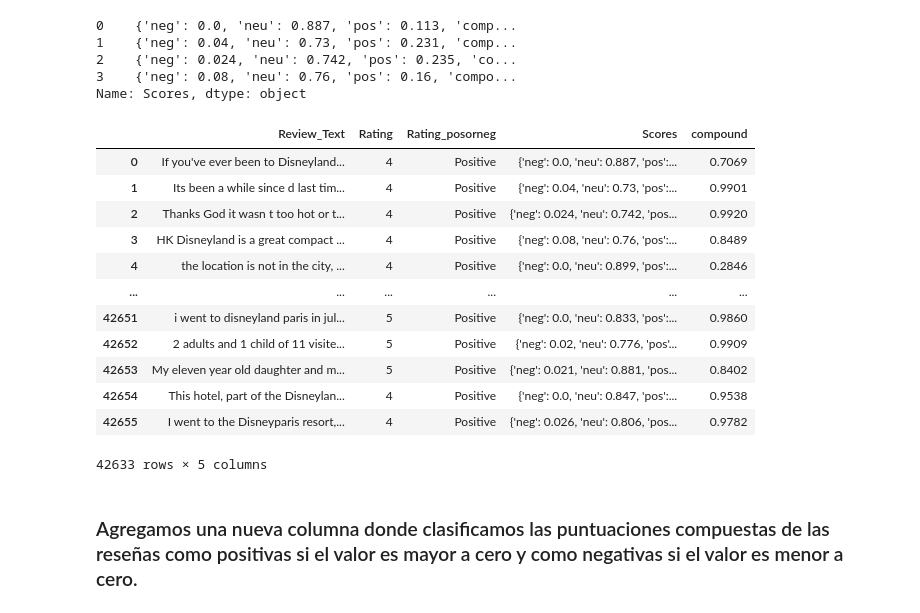
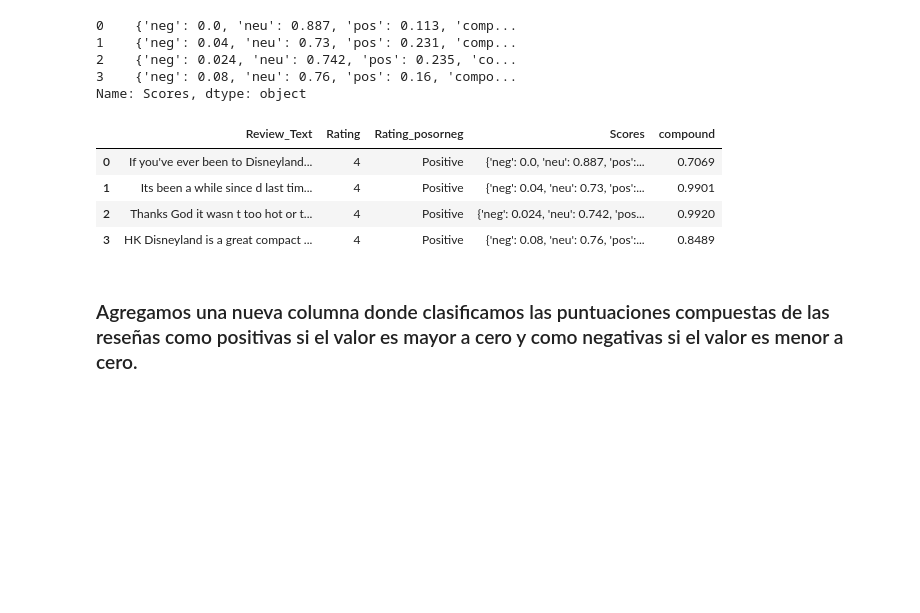
Before and after one commit to ricklarave/Reviews_de_Disneyland--Clasificacion_y_analisis_de_sentimientos, a Jupyter notebook: NaturalLanguageProcessing.ipynb, the cells around one changed output. Saved outputs shown, nothing was run; the diff lists cells and outputs as text; code cells hidden in the pictures; blank space fills up the shorter version.

```diff
--- a/NaturalLanguageProcessing.ipynb
+++ b/NaturalLanguageProcessing.ipynb
@@ -300,21 +310,13 @@ Name: Scores, dtype: object
 data["compound"] = data["Scores"].apply( lambda x:x ["compound"] )
 # %%
 # Visualizamos el valor compuesto
-data
+data.head(4)
 # %% [output]
 |  | Review_Text | Rating | Rating_posorneg | Scores | compound |
 | 0 | If you've ever been to Disneyland... | 4 | Positive | {'neg': 0.0, 'neu': 0.887, 'pos':... | 0.7069 |
 | 1 | Its been a while since d last tim... | 4 | Positive | {'neg': 0.04, 'neu': 0.73, 'pos':... | 0.9901 |
 | 2 | Thanks God it wasn t too hot or t... | 4 | Positive | {'neg': 0.024, 'neu': 0.742, 'pos... | 0.9920 |
 | 3 | HK Disneyland is a great compact ... | 4 | Positive | {'neg': 0.08, 'neu': 0.76, 'pos':... | 0.8489 |
-| 4 | the location is not in the city, ... | 4 | Positive | {'neg': 0.0, 'neu': 0.899, 'pos':... | 0.2846 |
-| ... | ... | ... | ... | ... | ... |
-| 42651 | i went to disneyland paris in jul... | 5 | Positive | {'neg': 0.0, 'neu': 0.833, 'pos':... | 0.9860 |
-| 42652 | 2 adults and 1 child of 11 visite... | 5 | Positive | {'neg': 0.02, 'neu': 0.776, 'pos'... | 0.9909 |
-| 42653 | My eleven year old daughter and m... | 5 | Positive | {'neg': 0.021, 'neu': 0.881, 'pos... | 0.8402 |
-| 42654 | This hotel, part of the Disneylan... | 4 | Positive | {'neg': 0.0, 'neu': 0.847, 'pos':... | 0.9538 |
-| 42655 | I went to the Disneyparis resort,... | 4 | Positive | {'neg': 0.026, 'neu': 0.806, 'pos... | 0.9782 |
-42633 rows × 5 columns
 # %% [markdown]
 ### Agregamos una nueva columna donde clasificamos las puntuaciones compuestas de las reseñas como positivas si el valor es mayor a cero y como negativas si el valor es menor a cero.
 # %%
```
Also changed, not shown: parts of 25 cells of this notebook.
